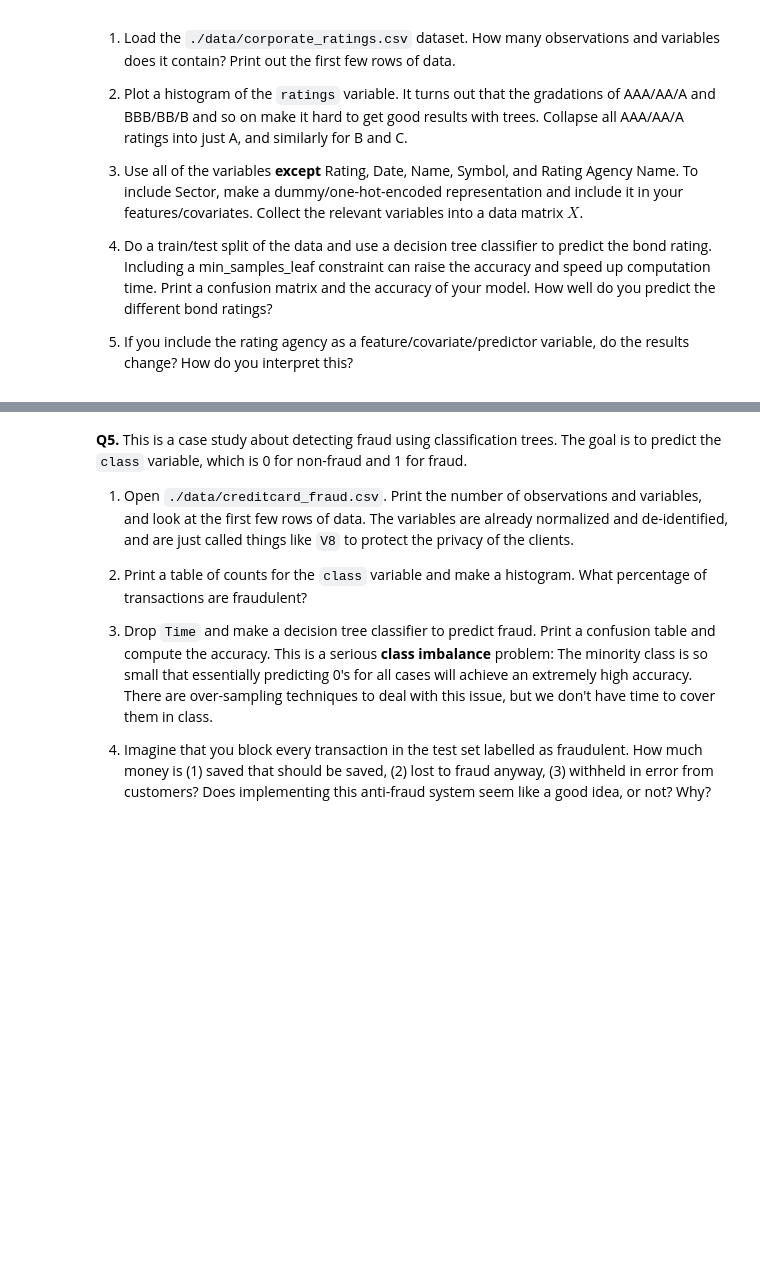
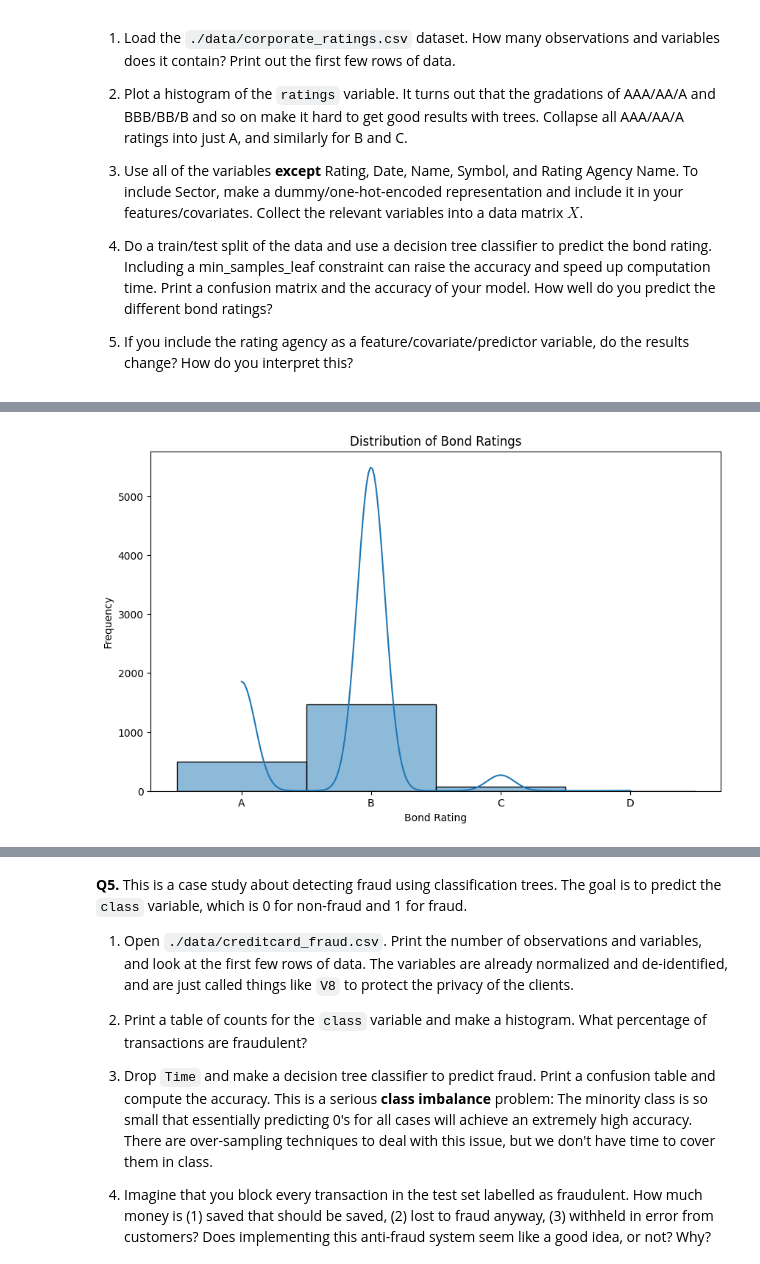
Before and after one commit to KaranRawatUVA/trees, a Jupyter notebook: assignment/assignment.ipynb, the cells around one changed output, grey strips where cells are left out. Cells and saved outputs as stored; diff of their text form; code cells hidden in the pictures; blank space fills up the shorter version.

```diff
--- a/assignment/assignment.ipynb
+++ b/assignment/assignment.ipynb
@@ -274,3 +274,9 @@ Best R^2: 0.1339 with min_samples_leaf = 121
 4. Do a train/test split of the data and use a decision tree classifier to predict the bond rating. Including a min_samples_leaf constraint can raise the accuracy and speed up computation time. Print a confusion matrix and the accuracy of your model. How well do you predict the different bond ratings?
 
 5. If you include the rating agency as a feature/covariate/predictor variable, do the results change? How do you interpret this?
+# %%
+# 1
+
+d4 = pd.read_csv('/content/trees/assignment/data/corporate_ratings.csv')
+display(d4.shape) # (2029, 31)
+d4.head()
@@ -276,0 +292,22 @@ Best R^2: 0.1339 with min_samples_leaf = 121
+# %%
+# 2
+
+rating_mapping = {
+    'AAA': 'A', 'AA': 'A', 'A': 'A',
+    'BBB': 'B', 'BB': 'B', 'B': 'B',
+    'CCC': 'C', 'CC': 'C', 'C': 'C',
+    'D': 'D'
+}
+
+
+d4['ratings'] = d4['Rating'].map(rating_mapping)
+
+
+plt.figure(figsize=(10, 6))
+sns.histplot(data=d4, x='ratings', kde=True)
+plt.title('Distribution of Bond Ratings')
+plt.xlabel('Bond Rating')
+plt.ylabel('Frequency')
+plt.show()
+# %% [output]
+[figure, added]
```
Also changed, not shown: parts of 8 cells of this notebook.
